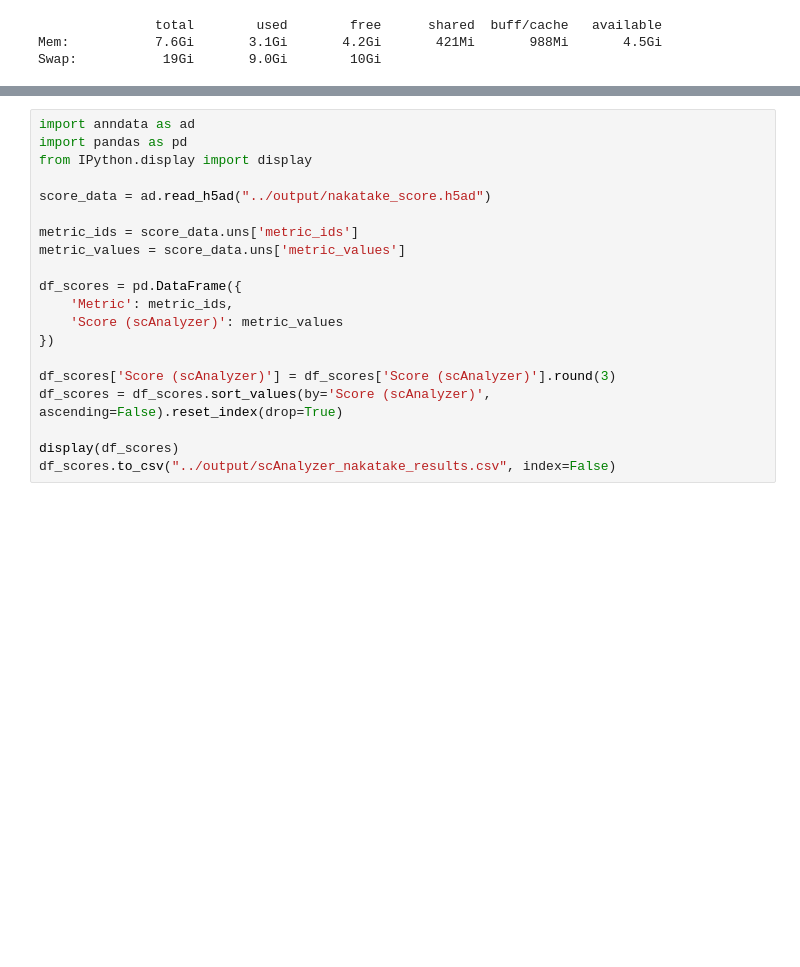
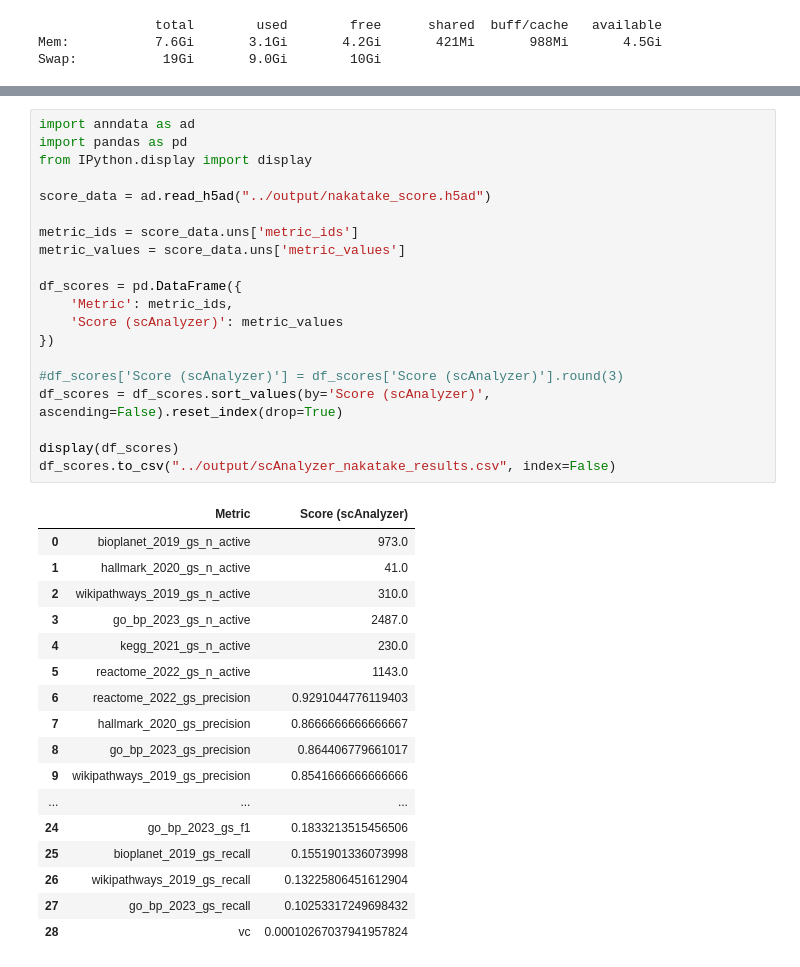
Before and after one commit to ayyucedemirbas/OpenProblems_GRN, a Jupyter notebook: scAnalyzer/nakatake.ipynb, the cells around one changed output, grey strips where cells are left out. Drawn from its saved outputs; the diff is of its cells as text; blank space fills up the shorter version.

Commit message:
scAnalyzer nakatake outputs

```diff
--- a/scAnalyzer/nakatake.ipynb
+++ b/scAnalyzer/nakatake.ipynb
@@ -166,20 +177,38 @@ Score file is set to: ../output/nakatake_score.h5ad
 # %%
 import anndata as ad
 import pandas as pd
 from IPython.display import display
 
 score_data = ad.read_h5ad("../output/nakatake_score.h5ad")
 
 metric_ids = score_data.uns['metric_ids']
 metric_values = score_data.uns['metric_values']
 
 df_scores = pd.DataFrame({
     'Metric': metric_ids,
     'Score (scAnalyzer)': metric_values
 })
 
-df_scores['Score (scAnalyzer)'] = df_scores['Score (scAnalyzer)'].round(3)
+#df_scores['Score (scAnalyzer)'] = df_scores['Score (scAnalyzer)'].round(3)
 df_scores = df_scores.sort_values(by='Score (scAnalyzer)', ascending=False).reset_index(drop=True)
 
 display(df_scores)
 df_scores.to_csv("../output/scAnalyzer_nakatake_results.csv", index=False)
+# %% [output]
+|  | Metric | Score (scAnalyzer) |
+| 0 | bioplanet_2019_gs_n_active | 973.0 |
+| 1 | hallmark_2020_gs_n_active | 41.0 |
+| 2 | wikipathways_2019_gs_n_active | 310.0 |
+| 3 | go_bp_2023_gs_n_active | 2487.0 |
+| 4 | kegg_2021_gs_n_active | 230.0 |
+| 5 | reactome_2022_gs_n_active | 1143.0 |
+| 6 | reactome_2022_gs_precision | 0.9291044776119403 |
+| 7 | hallmark_2020_gs_precision | 0.8666666666666667 |
+| 8 | go_bp_2023_gs_precision | 0.864406779661017 |
+| 9 | wikipathways_2019_gs_precision | 0.8541666666666666 |
+| ... | ... | ... |
+| 24 | go_bp_2023_gs_f1 | 0.1833213515456506 |
+| 25 | bioplanet_2019_gs_recall | 0.1551901336073998 |
+| 26 | wikipathways_2019_gs_recall | 0.13225806451612904 |
+| 27 | go_bp_2023_gs_recall | 0.10253317249698432 |
+| 28 | vc | 0.00010267037941957824 |
```
Also changed, not shown: parts of 1 cell of this notebook, 3 other files.
